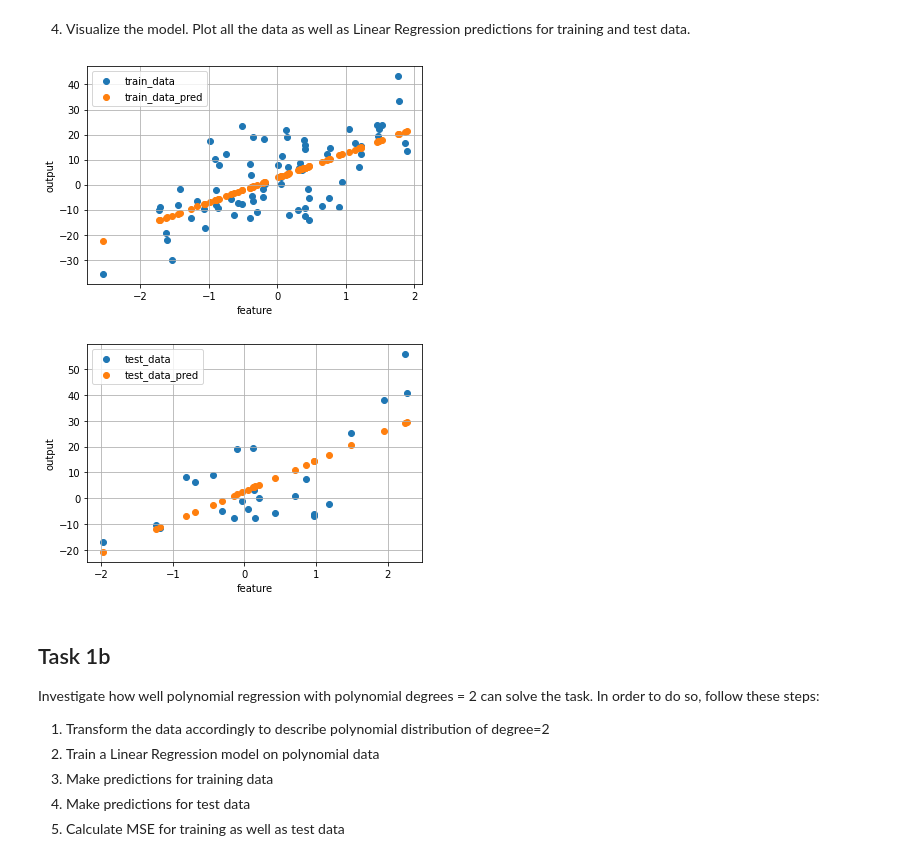
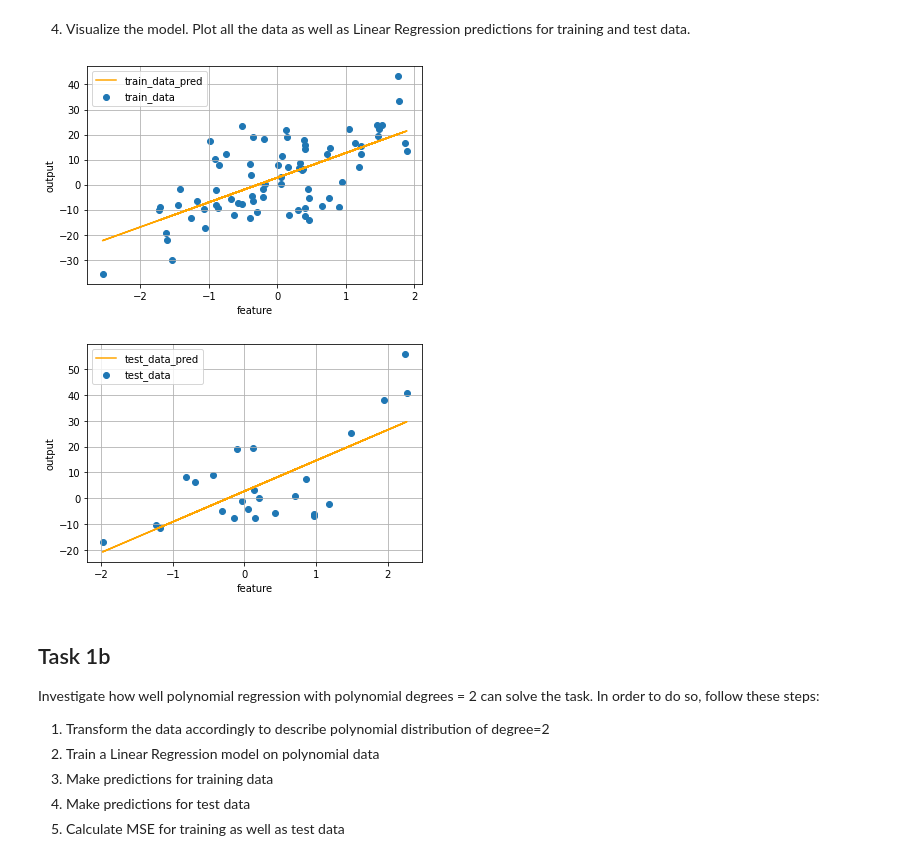
Before and after one commit to schazadm/mldm_hs22, a Jupyter notebook: labs/L04_Polynomial_and_Logistic_Regression_LAB_ASSIGNMENT.ipynb, the cells around one changed output. Saved outputs shown, nothing was run; the diff lists cells and outputs as text; code cells hidden in the pictures.

```diff
--- a/labs/L04_Polynomial_and_Logistic_Regression_LAB_ASSIGNMENT.ipynb
+++ b/labs/L04_Polynomial_and_Logistic_Regression_LAB_ASSIGNMENT.ipynb
@@ -56,24 +56,24 @@ MSE of training data: 156.83825817557533
 4. Visualize the model. Plot all the data as well as Linear Regression predictions for training and test data.
 # %%
 plt.scatter(X_train, y_train, label='train_data')
-plt.scatter(X_train, y_pred_train, label='train_data_pred')
+plt.plot(X_train, y_pred_train, label='train_data_pred', color='orange')
 plt.xlabel('feature')
 plt.ylabel('output')
 plt.grid()
 plt.legend()
 plt.show()
 # %% [output]
-[figure, old version]
+[figure, new version]
 # %%
 plt.scatter(X_test, y_test, label='test_data')
-plt.scatter(X_test, y_pred_test, label='test_data_pred')
+plt.plot(X_test, y_pred_test, label='test_data_pred', color='orange')
 plt.xlabel('feature')
 plt.ylabel('output')
 plt.grid()
 plt.legend()
 plt.show()
 # %% [output]
-[figure, old version]
+[figure, new version]
 # %% [markdown]
 ## Task 1b
 Investigate how well polynomial regression with polynomial degrees = 2 can solve the task. In order to do so, follow these steps:
```
Also changed, not shown: parts of 7 cells of this notebook.
